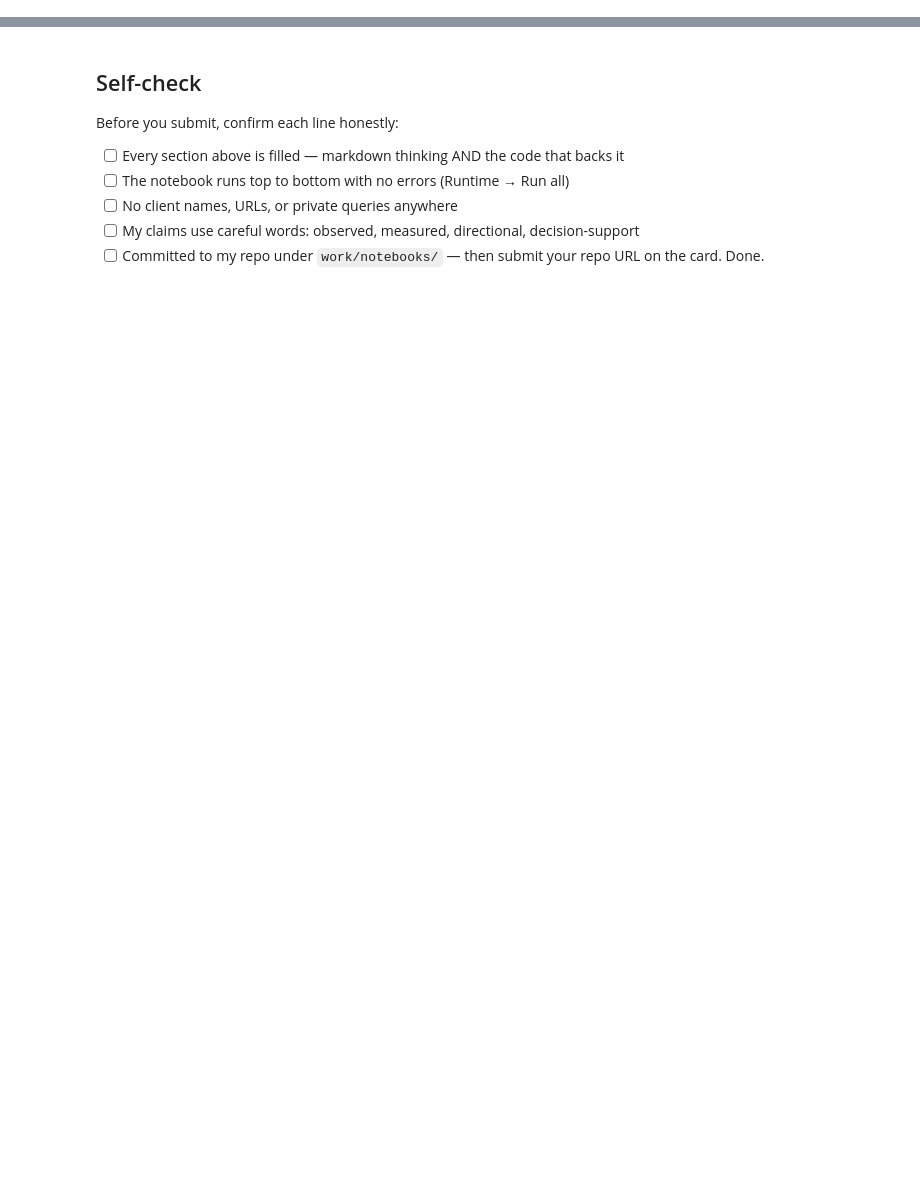
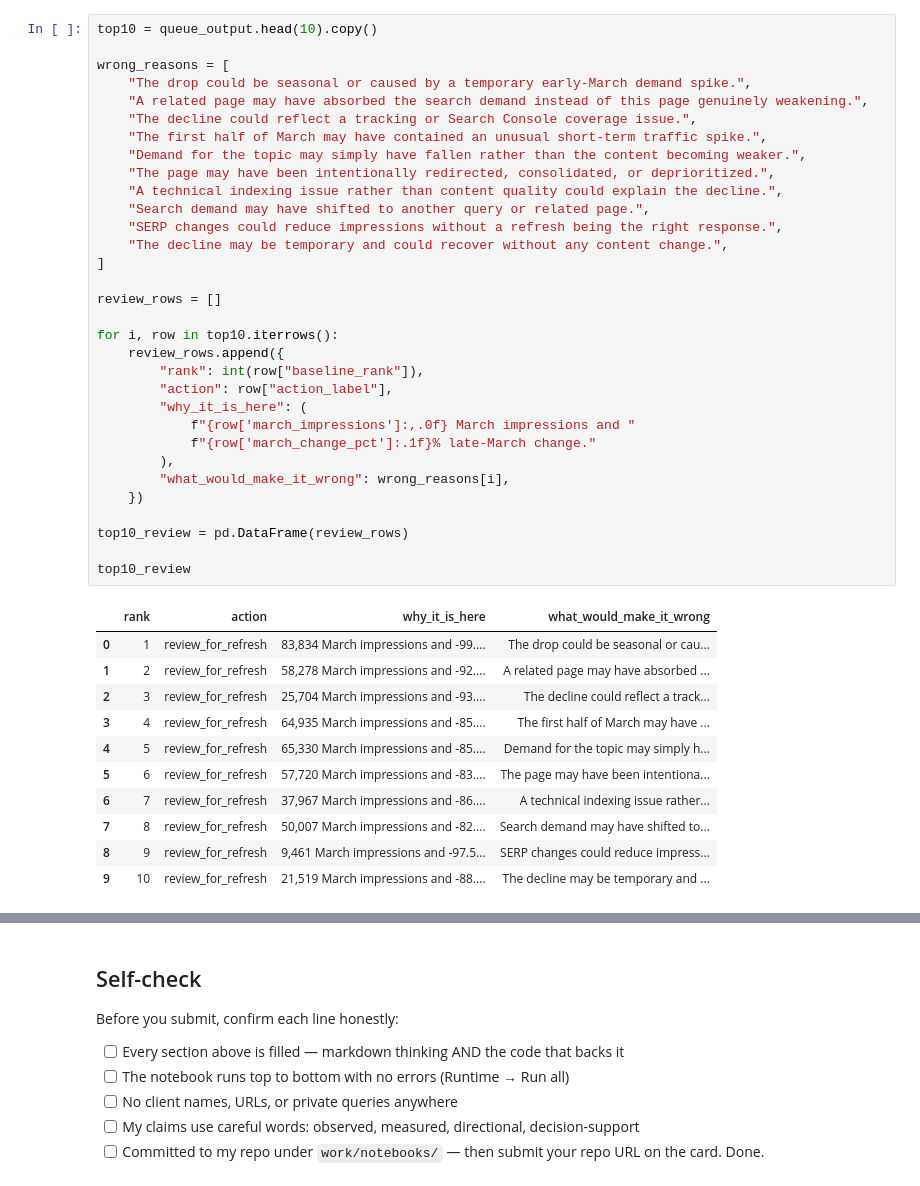
Before and after one commit to ismayilysfli/FlyRank-ml, a Jupyter notebook: work/notebooks/w04_baseline_score.ipynb, the cells around one changed output, grey strips where cells are left out. Saved outputs shown, nothing was run; the diff lists cells and outputs as text; blank space fills up the shorter version.

```diff
--- a/work/notebooks/w04_baseline_score.ipynb
+++ b/work/notebooks/w04_baseline_score.ipynb
@@ -36,0 +317,44 @@ This skeleton is yours to fill. Work the sections **in order** — each one has
+# %%
+top10 = queue_output.head(10).copy()
+
+wrong_reasons = [
+    "The drop could be seasonal or caused by a temporary early-March demand spike.",
+    "A related page may have absorbed the search demand instead of this page genuinely weakening.",
+    "The decline could reflect a tracking or Search Console coverage issue.",
+    "The first half of March may have contained an unusual short-term traffic spike.",
+    "Demand for the topic may simply have fallen rather than the content becoming weaker.",
+    "The page may have been intentionally redirected, consolidated, or deprioritized.",
+    "A technical indexing issue rather than content quality could explain the decline.",
+    "Search demand may have shifted to another query or related page.",
+    "SERP changes could reduce impressions without a refresh being the right response.",
+    "The decline may be temporary and could recover without any content change.",
+]
+
+review_rows = []
+
+for i, row in top10.iterrows():
+    review_rows.append({
+        "rank": int(row["baseline_rank"]),
+        "action": row["action_label"],
+        "why_it_is_here": (
+            f"{row['march_impressions']:,.0f} March impressions and "
+            f"{row['march_change_pct']:.1f}% late-March change."
+        ),
+        "what_would_make_it_wrong": wrong_reasons[i],
+    })
+
+top10_review = pd.DataFrame(review_rows)
+
+top10_review
+# %% [output]
+|  | rank | action | why_it_is_here | what_would_make_it_wrong |
+| 0 | 1 | review_for_refresh | 83,834 March impressions and -99.... | The drop could be seasonal or cau... |
+| 1 | 2 | review_for_refresh | 58,278 March impressions and -92.... | A related page may have absorbed ... |
+| 2 | 3 | review_for_refresh | 25,704 March impressions and -93.... | The decline could reflect a track... |
+| 3 | 4 | review_for_refresh | 64,935 March impressions and -85.... | The first half of March may have ... |
+| 4 | 5 | review_for_refresh | 65,330 March impressions and -85.... | Demand for the topic may simply h... |
+| 5 | 6 | review_for_refresh | 57,720 March impressions and -83.... | The page may have been intentiona... |
+| 6 | 7 | review_for_refresh | 37,967 March impressions and -86.... | A technical indexing issue rather... |
+| 7 | 8 | review_for_refresh | 50,007 March impressions and -82.... | Search demand may have shifted to... |
+| 8 | 9 | review_for_refresh | 9,461 March impressions and -97.5... | SERP changes could reduce impress... |
+| 9 | 10 | review_for_refresh | 21,519 March impressions and -88.... | The decline may be temporary and ... |
```
Also changed, not shown: parts of 19 cells of this notebook.
